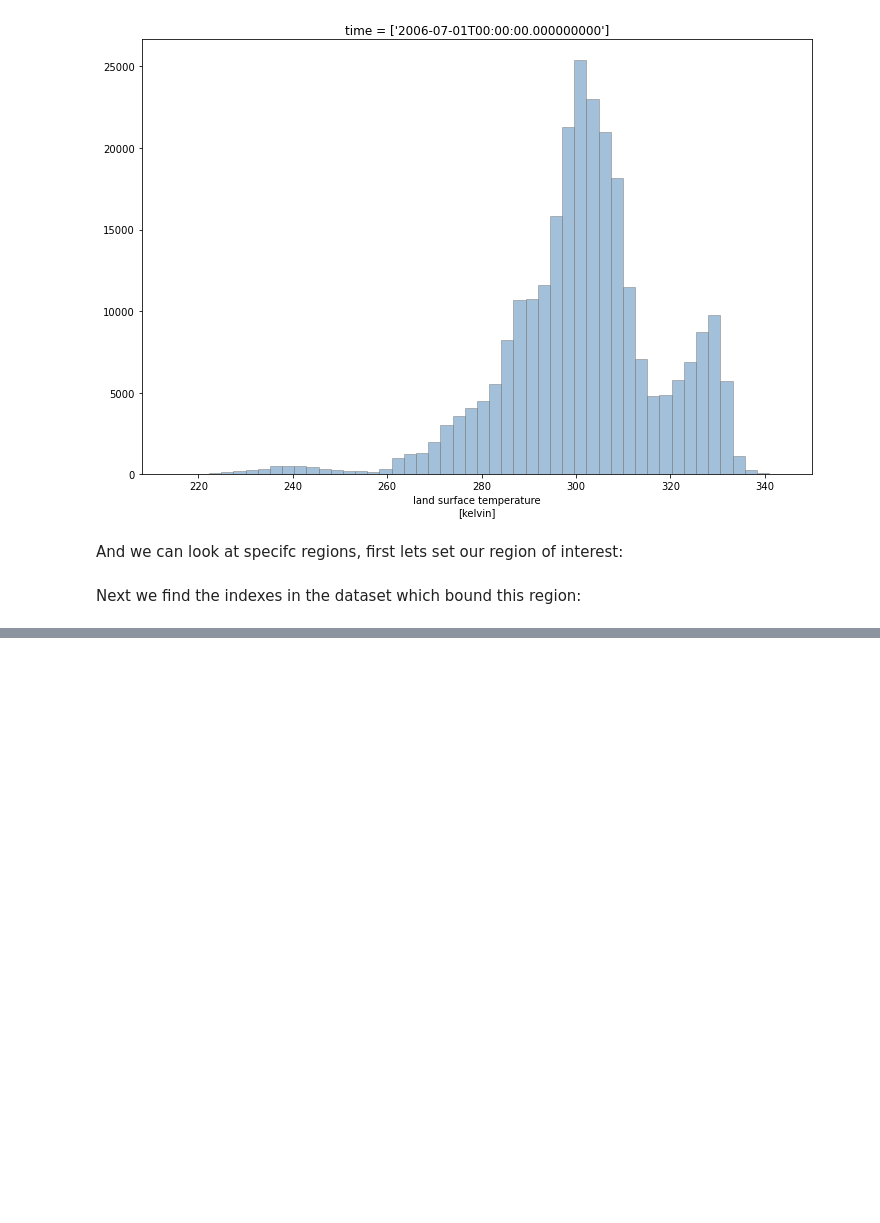
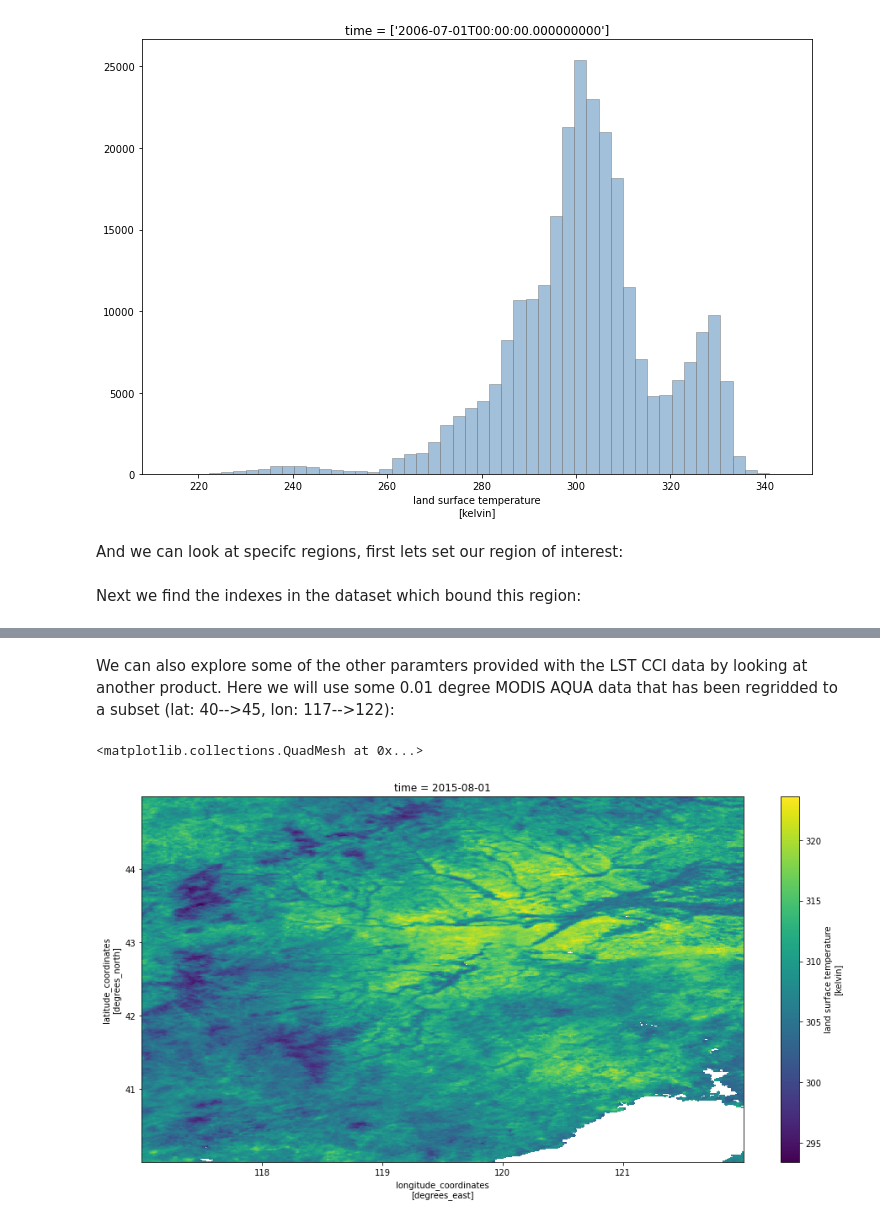
Before and after one commit to MikeJSPerry/ESA_CCI_LST_DEMO, a Jupyter notebook: example_reader.ipynb, the cells around one changed output, grey strips where cells are left out. Drawn from its saved outputs; the diff is of its cells as text; code cells hidden in the pictures; blank space fills up the shorter version.

```diff
--- a/example_reader.ipynb
+++ b/example_reader.ipynb
@@ -78,0 +86,8 @@ ds.lst[dict(lat=600)].plot(aspect=2,size=8)
+# %% [markdown]
+We can also explore some of the other paramters provided with the LST CCI data by looking at another product. Here we will use some 0.01 degree MODIS AQUA data that has been regridded to a subset (lat: 40-->45, lon: 117-->122):
+# %%
+regridded_ds = xr.open_dataset("Data/ESACCI-LST-L3C-LST-MODISA-0.01deg_1MONTHLY_DAY-20220901103756-fv3.00.nc")
+regridded_ds.lst.plot(aspect=2,size=8)
+# %% [output]
+<matplotlib.collections.QuadMesh at 0x...>
+[figure, added]
```
Also changed, not shown: parts of 17 cells of this notebook.
